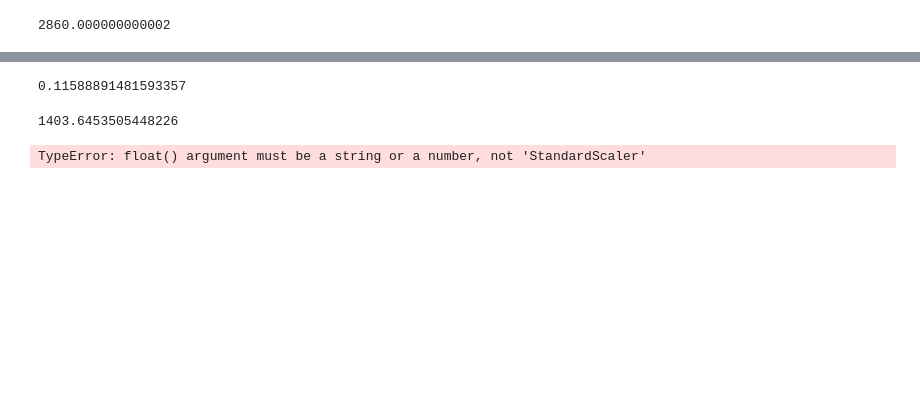
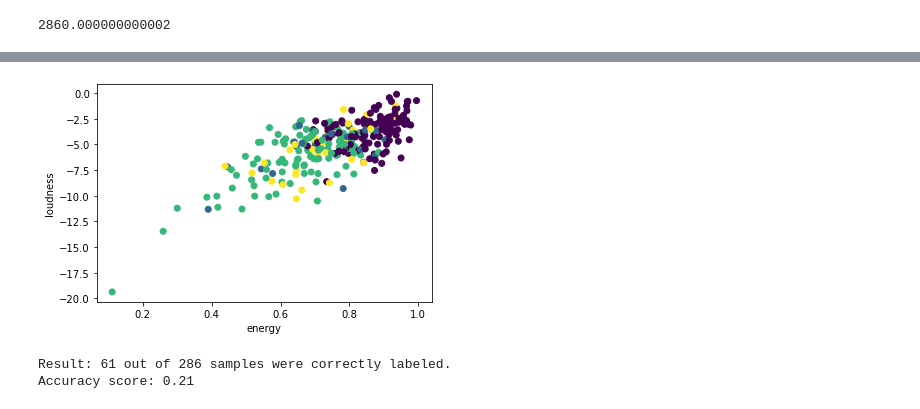
Before and after one commit to armelito60/IntroML-microsoft, a Jupyter notebook: Clustering/K-means/notebook.ipynb, the cells around one changed output, grey strips where cells are left out. Cells and saved outputs as stored; diff of their text form; code cells hidden in the pictures; blank space fills up the shorter version.

Commit message:
Elbow method and plot scatter for scaled df

```diff
--- a/Clustering/K-means/notebook.ipynb
+++ b/Clustering/K-means/notebook.ipynb
@@ -380,20 +380,19 @@ plt.plot(range(1,11), wss, marker='*')
-# %%
-from sklearn.metrics import silhouette_samples, silhouette_score
-silhouette_score(scaled_df, labels)
-# %% [output]
-0.11588891481593357
-# %%
-KM.inertia_
-# %% [output]
-1403.6453505448226
 # %%
 from sklearn.cluster import KMeans
-kmeans = KMeans(n_clusters = 2)
-kmeans.fit(X)
-labels = kmeans.predict(X)
+KM = KMeans(n_clusters = 4)
+KM.fit(scaled_df)
+labels = KM.predict(scaled_df)
 plt.scatter(df['energy'],df['loudness'],c = labels)
 plt.xlabel('energy')
 plt.ylabel('loudness')
 plt.show()
 # %% [output]
-TypeError: float() argument must be a string or a number, not 'StandardScaler'
+[figure, added]
+# %%
+labels = KM.labels_
+correct_labels = sum(y == labels)
+print("Result: %d out of %d samples were correctly labeled." % (correct_labels, y.size))
+print('Accuracy score: {0:0.2f}'. format(correct_labels/float(y.size)))
+# %% [output]
+Result: 61 out of 286 samples were correctly labeled.
+Accuracy score: 0.21
```
Also changed, not shown: parts of 13 cells of this notebook, 2 other files.
